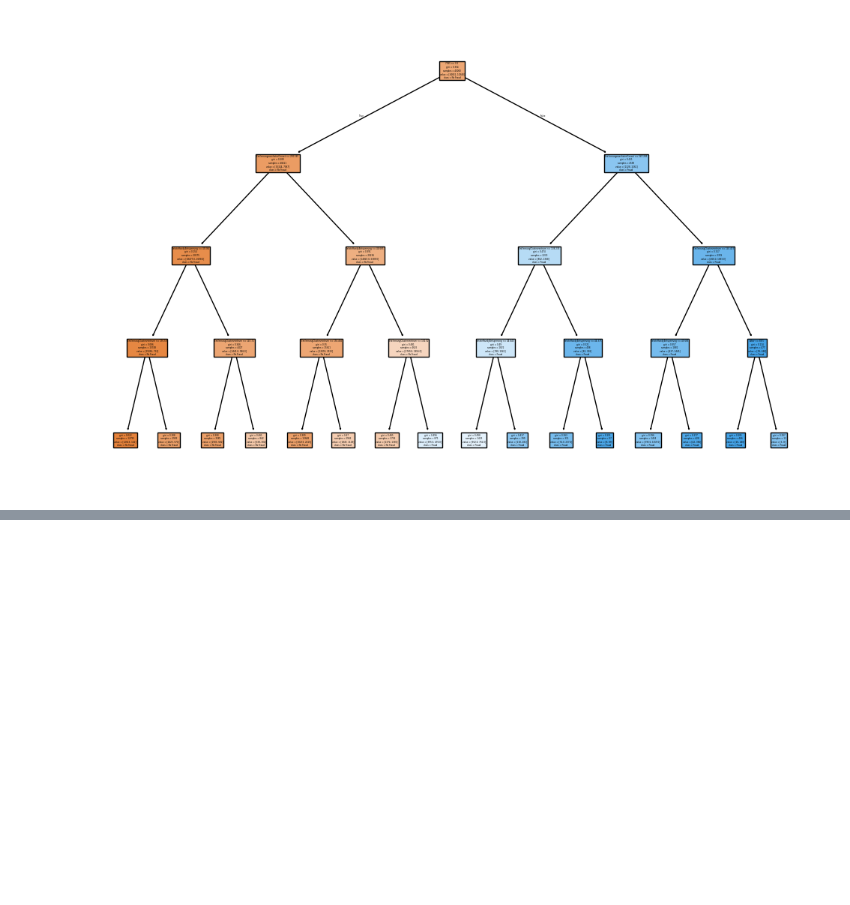
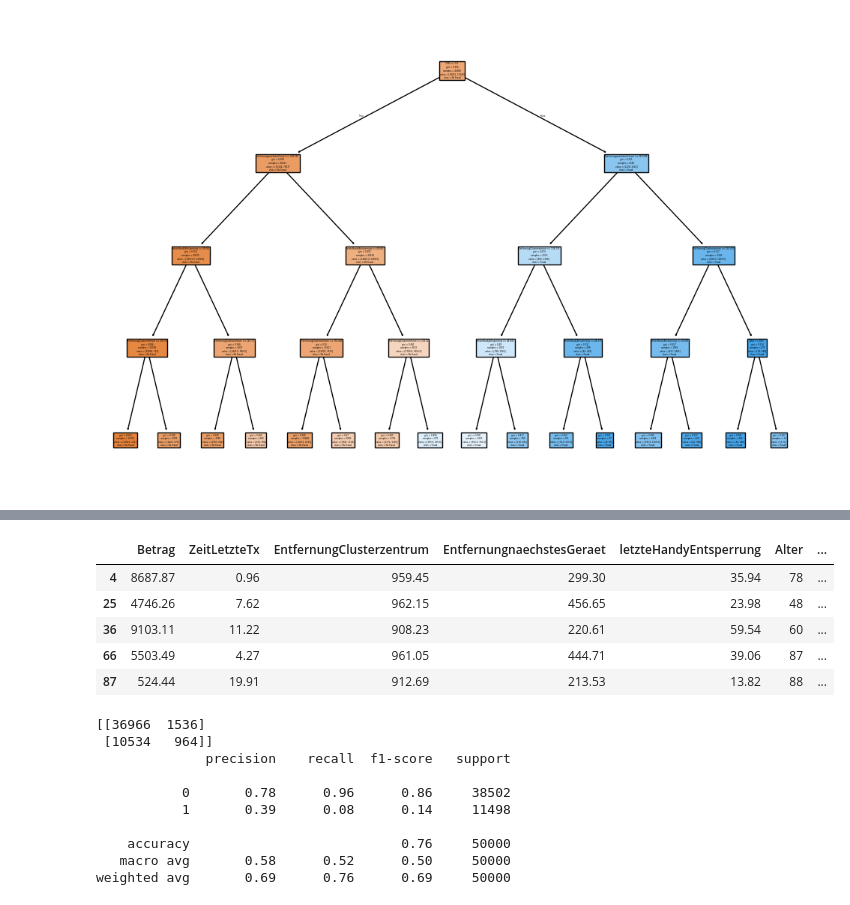
Before and after one commit to JanisEcker/PraxisProjekt_SAP, a Jupyter notebook: ML-Modell.ipynb, the cells around one changed output, grey strips where cells are left out. Saved outputs shown, nothing was run; the diff lists cells and outputs as text; code cells hidden in the pictures; blank space fills up the shorter version.

```diff
--- a/ML-Modell.ipynb
+++ b/ML-Modell.ipynb
@@ -342,0 +407,26 @@ plt.show()
+# %%
+df["is_anomaly"] = labels
+anomalies = df[df["is_anomaly"] == -1]
+display(anomalies.head())
+from sklearn.metrics import confusion_matrix, classification_report
+
+print(confusion_matrix(df["Fraud"], df["is_anomaly"] == -1))
+print(classification_report(df["Fraud"], df["is_anomaly"] == -1))
+df["anomaly_score"] = iso_forest.decision_function(X_pca)
+# %% [output]
+|  | Betrag | ZeitLetzteTx | EntfernungClusterzentrum | EntfernungnaechstesGeraet | letzteHandyEntsperrung | Alter | ... |
+| 4 | 8687.87 | 0.96 | 959.45 | 299.30 | 35.94 | 78 | ... |
+| 25 | 4746.26 | 7.62 | 962.15 | 456.65 | 23.98 | 48 | ... |
+| 36 | 9103.11 | 11.22 | 908.23 | 220.61 | 59.54 | 60 | ... |
+| 66 | 5503.49 | 4.27 | 961.05 | 444.71 | 39.06 | 87 | ... |
+| 87 | 524.44 | 19.91 | 912.69 | 213.53 | 13.82 | 88 | ... |
+[[36966  1536]
+ [10534   964]]
+              precision    recall  f1-score   support
+
+           0       0.78      0.96      0.86     38502
+           1       0.39      0.08      0.14     11498
+
+    accuracy                           0.76     50000
+   macro avg       0.58      0.52      0.50     50000
+weighted avg       0.69      0.76      0.69     50000
```
Also changed, not shown: parts of 7 cells of this notebook, 15 other files.
